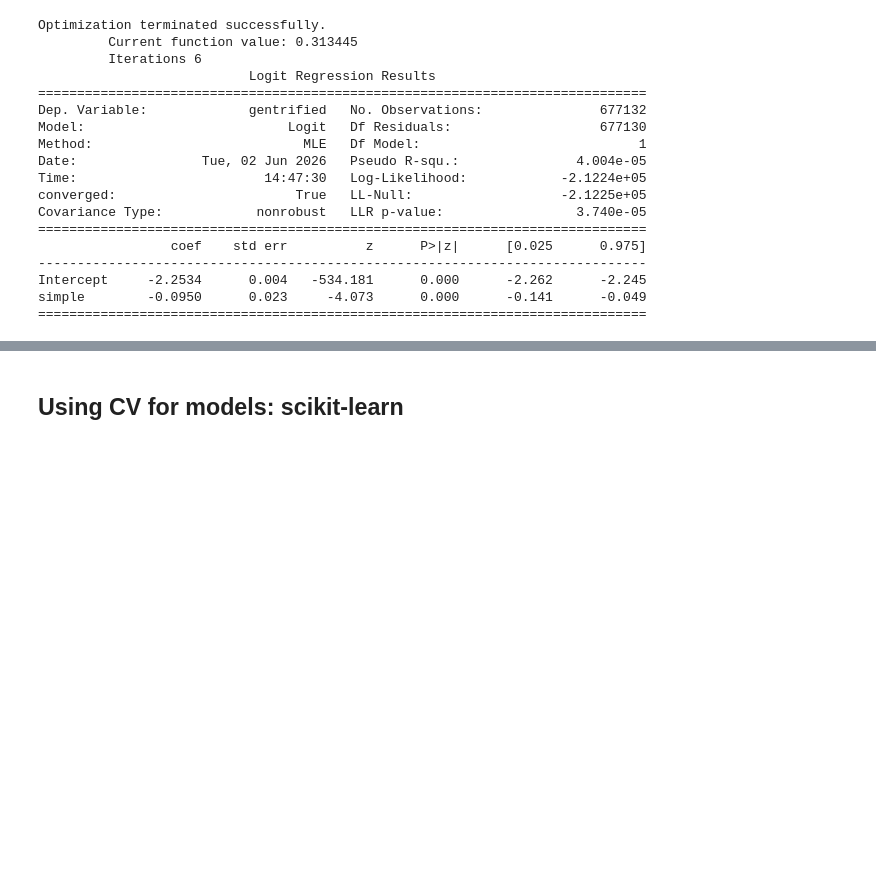
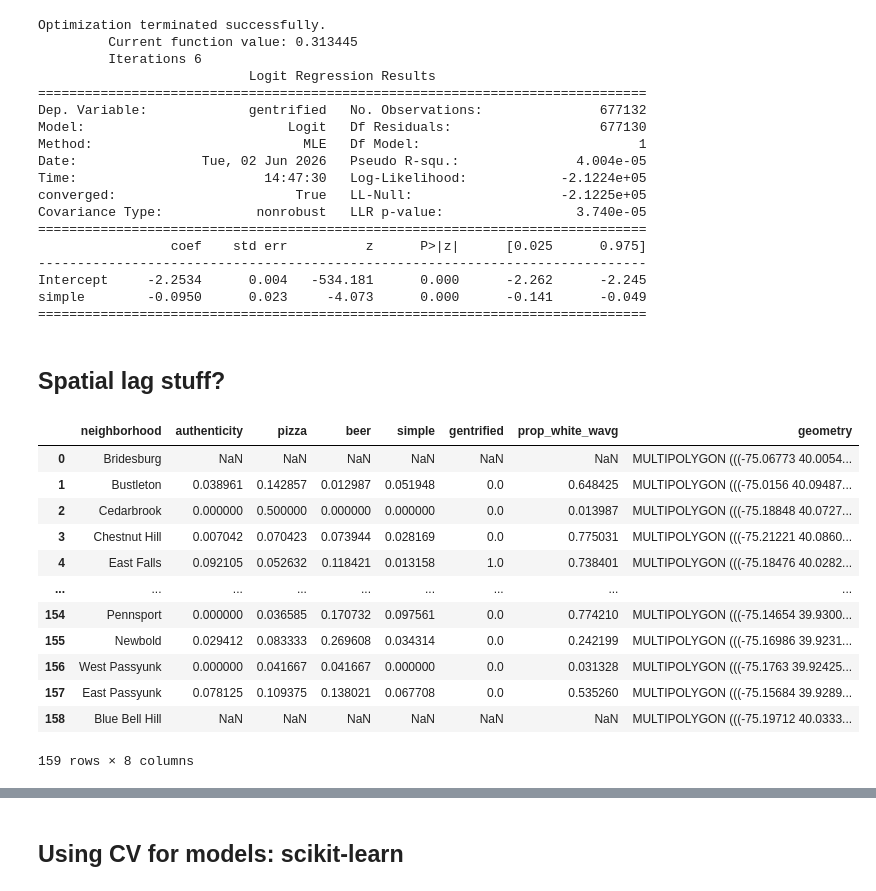
Before and after one commit to glow-27/COGS_209_proj, a Jupyter notebook: beer_textprocessing.ipynb, the cells around one changed output, grey strips where cells are left out. Cells and saved outputs as stored; diff of their text form; code cells hidden in the pictures; blank space fills up the shorter version.

```diff
--- a/beer_textprocessing.ipynb
+++ b/beer_textprocessing.ipynb
@@ -6,2 +15,2 @@ import geopandas as gpd
 # %%
-dat = gpd.read_file('reviews_demog_2010.gpkg')
+dat = gpd.read_file('modified_data/reviews_demog_2010.gpkg')
@@ -353,3 +531,26 @@ Covariance Type:            nonrobust   LLR p-value:                 3.740e-05
 Intercept     -2.2534      0.004   -534.181      0.000      -2.262      -2.245
 simple        -0.0950      0.023     -4.073      0.000      -0.141      -0.049
 ==============================================================================
+# %% [markdown]
+## Spatial lag stuff?
+# %%
+# join with neighborhood boundaries
+neigh_boundaries = gpd.read_file("data/philadelphia-neighborhoods.gpkg")
+neigh_boundaries = neigh_boundaries.rename(columns={'LISTNAME': 'neighborhood'})
+
+neigh_agg = pd.merge(neigh_agg.reset_index(), neigh_boundaries[['neighborhood', 'geometry']], how="right", on="neighborhood")
+neigh_agg
+# %% [output]
+|  | neighborhood | authenticity | pizza | beer | simple | gentrified | prop_white_wavg | geometry |
+| 0 | Bridesburg | NaN | NaN | NaN | NaN | NaN | NaN | MULTIPOLYGON (((-75.06773 40.0054... |
+| 1 | Bustleton | 0.038961 | 0.142857 | 0.012987 | 0.051948 | 0.0 | 0.648425 | MULTIPOLYGON (((-75.0156 40.09487... |
+| 2 | Cedarbrook | 0.000000 | 0.500000 | 0.000000 | 0.000000 | 0.0 | 0.013987 | MULTIPOLYGON (((-75.18848 40.0727... |
+| 3 | Chestnut Hill | 0.007042 | 0.070423 | 0.073944 | 0.028169 | 0.0 | 0.775031 | MULTIPOLYGON (((-75.21221 40.0860... |
+| 4 | East Falls | 0.092105 | 0.052632 | 0.118421 | 0.013158 | 1.0 | 0.738401 | MULTIPOLYGON (((-75.18476 40.0282... |
+| ... | ... | ... | ... | ... | ... | ... | ... | ... |
+| 154 | Pennsport | 0.000000 | 0.036585 | 0.170732 | 0.097561 | 0.0 | 0.774210 | MULTIPOLYGON (((-75.14654 39.9300... |
+| 155 | Newbold | 0.029412 | 0.083333 | 0.269608 | 0.034314 | 0.0 | 0.242199 | MULTIPOLYGON (((-75.16986 39.9231... |
+| 156 | West Passyunk | 0.000000 | 0.041667 | 0.041667 | 0.000000 | 0.0 | 0.031328 | MULTIPOLYGON (((-75.1763 39.92425... |
+| 157 | East Passyunk | 0.078125 | 0.109375 | 0.138021 | 0.067708 | 0.0 | 0.535260 | MULTIPOLYGON (((-75.15684 39.9289... |
+| 158 | Blue Bell Hill | NaN | NaN | NaN | NaN | NaN | NaN | MULTIPOLYGON (((-75.19712 40.0333... |
+159 rows × 8 columns
```
Also changed, not shown: parts of 17 cells of this notebook.
